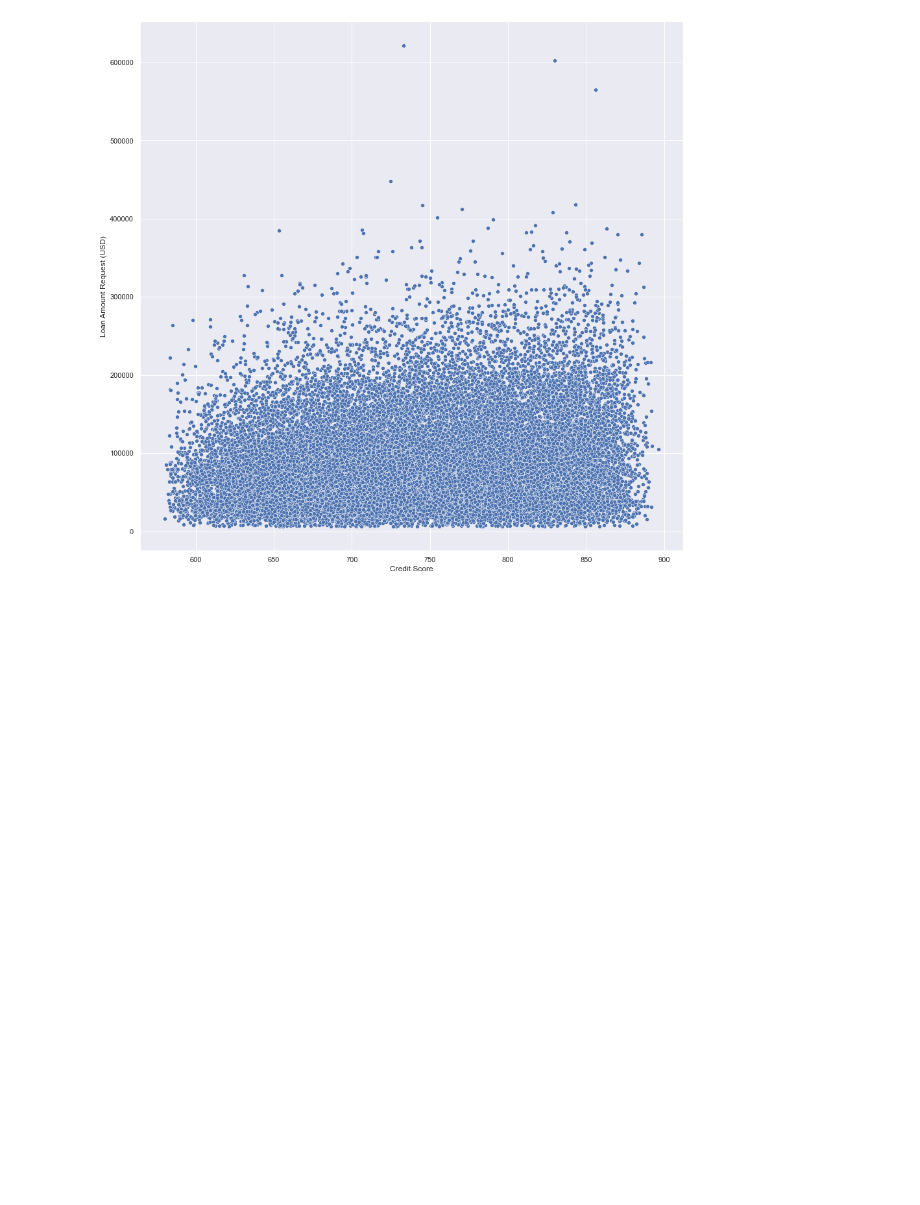
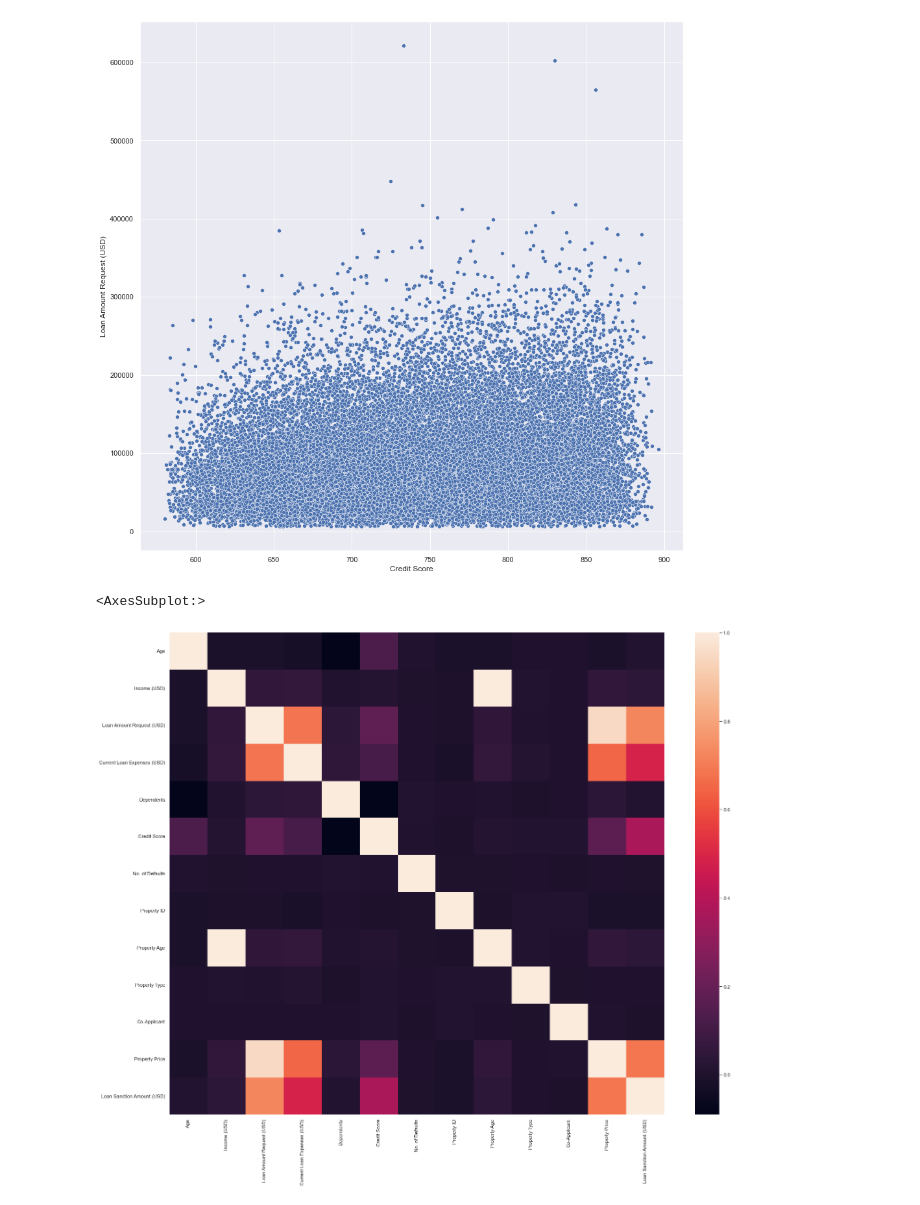
Before and after one commit to Karthikb777/ML-internship, a Jupyter notebook: dataExploration.ipynb, the cells around one changed output. Saved outputs shown, nothing was run; the diff lists cells and outputs as text; code cells hidden in the pictures; blank space fills up the shorter version.

```diff
--- a/dataExploration.ipynb
+++ b/dataExploration.ipynb
@@ -151,3 +152,12 @@ sns.scatterplot(x='Credit Score', y='Loan Amount Request (USD)', data=raw_data)
 # %% [output]
 <AxesSubplot:xlabel='Credit Score', ylabel='Loan Amount Request (USD)'>
 [figure]
+# %%
+corr = raw_data.corr()
+
+
+plt.figure(figsize=(25, 20))
+sns.heatmap(corr)
+# %% [output]
+<AxesSubplot:>
+[figure, added]
```
Also changed, not shown: parts of 5 cells of this notebook, 9 other files.
